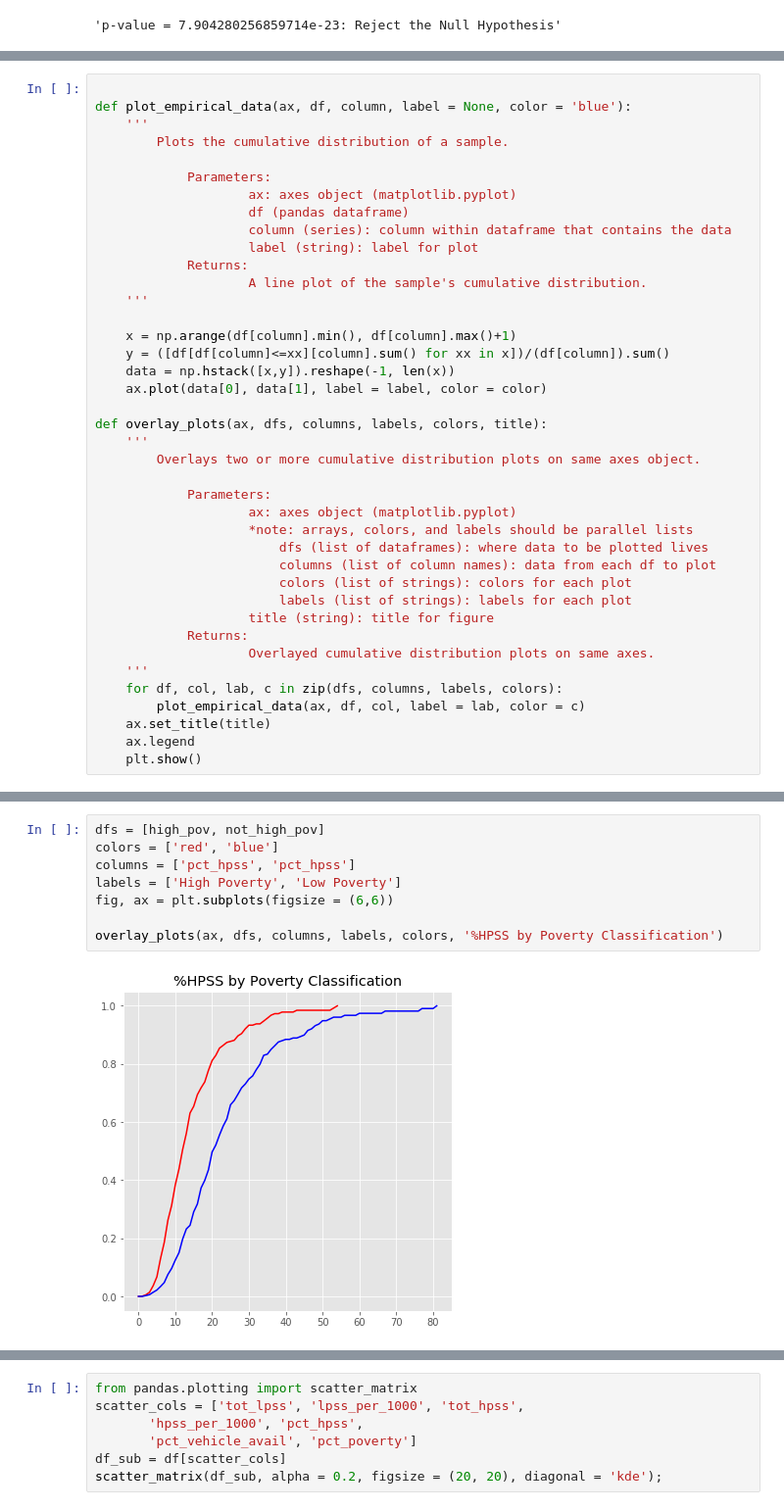
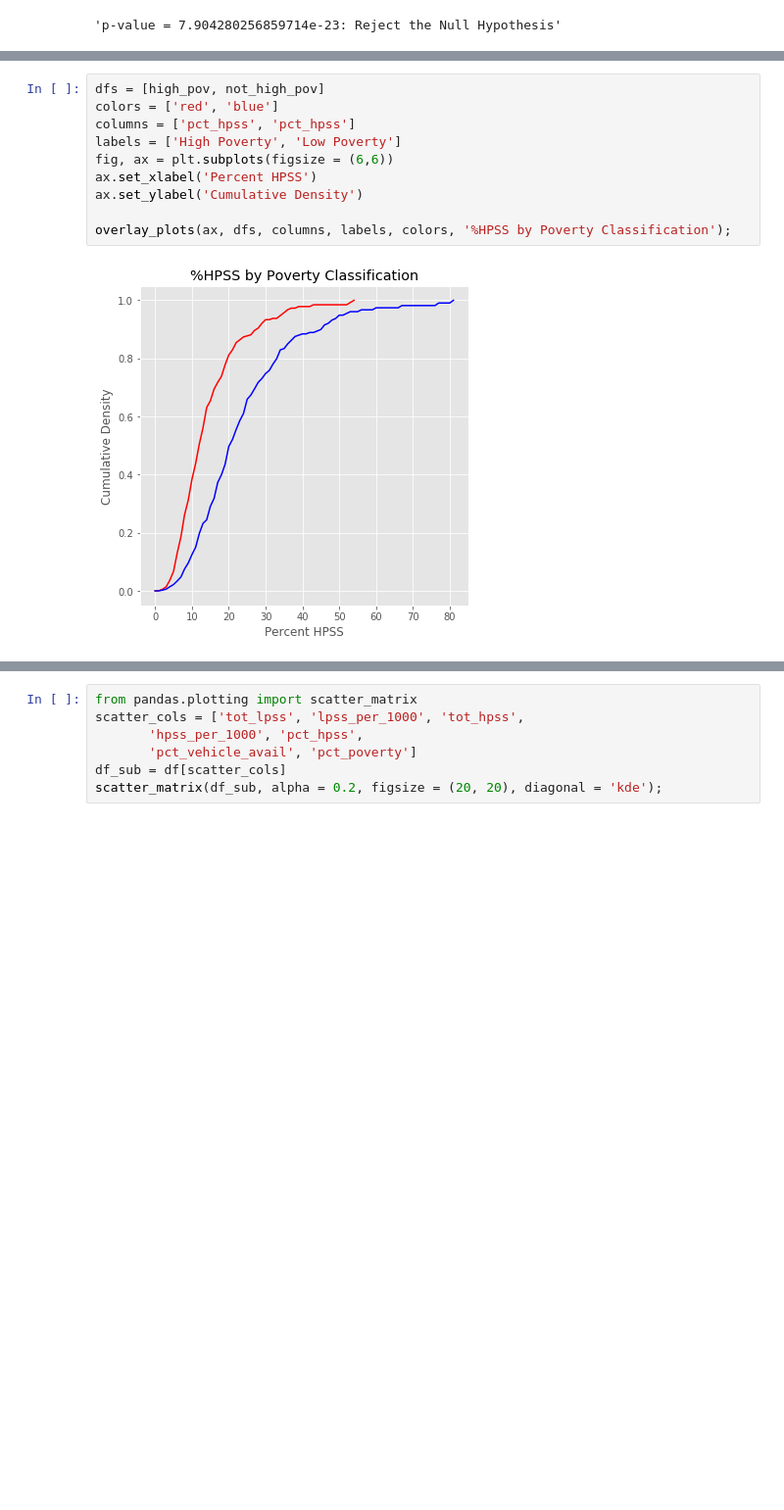
Before and after one commit to jamiewessels/Philly_Food_Access, a Jupyter notebook: Initial_exploration.ipynb, the cells around one changed output, grey strips where cells are left out. Shown at 98% size. Drawn from its saved outputs; the diff is of its cells as text; blank space fills up the shorter version.

```diff
--- a/Initial_exploration.ipynb
+++ b/Initial_exploration.ipynb
@@ -472,40 +519,0 @@ plot_empirical_data(ax, not_high_pov, 'pct_hpss')
-# %%
-
-def plot_empirical_data(ax, df, column, label = None, color = 'blue'):
-    '''
-        Plots the cumulative distribution of a sample.
-
-            Parameters:
-                    ax: axes object (matplotlib.pyplot)
-                    df (pandas dataframe)
-                    column (series): column within dataframe that contains the data
-                    label (string): label for plot
-            Returns:
-                    A line plot of the sample's cumulative distribution.
-    '''
-
-    x = np.arange(df[column].min(), df[column].max()+1)
-    y = ([df[df[column]<=xx][column].sum() for xx in x])/(df[column]).sum()
-    data = np.hstack([x,y]).reshape(-1, len(x))
-    ax.plot(data[0], data[1], label = label, color = color)
-
-def overlay_plots(ax, dfs, columns, labels, colors, title):
-    '''
-        Overlays two or more cumulative distribution plots on same axes object.
-
-            Parameters:
-                    ax: axes object (matplotlib.pyplot)
-                    *note: arrays, colors, and labels should be parallel lists
-                        dfs (list of dataframes): where data to be plotted lives
-                        columns (list of column names): data from each df to plot
-                        colors (list of strings): colors for each plot
-                        labels (list of strings): labels for each plot
-                    title (string): title for figure
-            Returns:
-                    Overlayed cumulative distribution plots on same axes.
-    '''
-    for df, col, lab, c in zip(dfs, columns, labels, colors):
-        plot_empirical_data(ax, df, col, label = lab, color = c)
-    ax.set_title(title)
-    ax.legend
-    plt.show()
@@ -512,10 +522,12 @@ def overlay_plots(ax, dfs, columns, labels, colors, title):
 # %%
 dfs = [high_pov, not_high_pov]
 colors = ['red', 'blue']
 columns = ['pct_hpss', 'pct_hpss']
 labels = ['High Poverty', 'Low Poverty']
 fig, ax = plt.subplots(figsize = (6,6))
+ax.set_xlabel('Percent HPSS')
+ax.set_ylabel('Cumulative Density')
 
-overlay_plots(ax, dfs, columns, labels, colors, '%HPSS by Poverty Classification')
+overlay_plots(ax, dfs, columns, labels, colors, '%HPSS by Poverty Classification');
 # %% [output]
-[figure, old version]
+[figure, new version]
```
Also changed, not shown: parts of 50 cells of this notebook, 1 other file.
